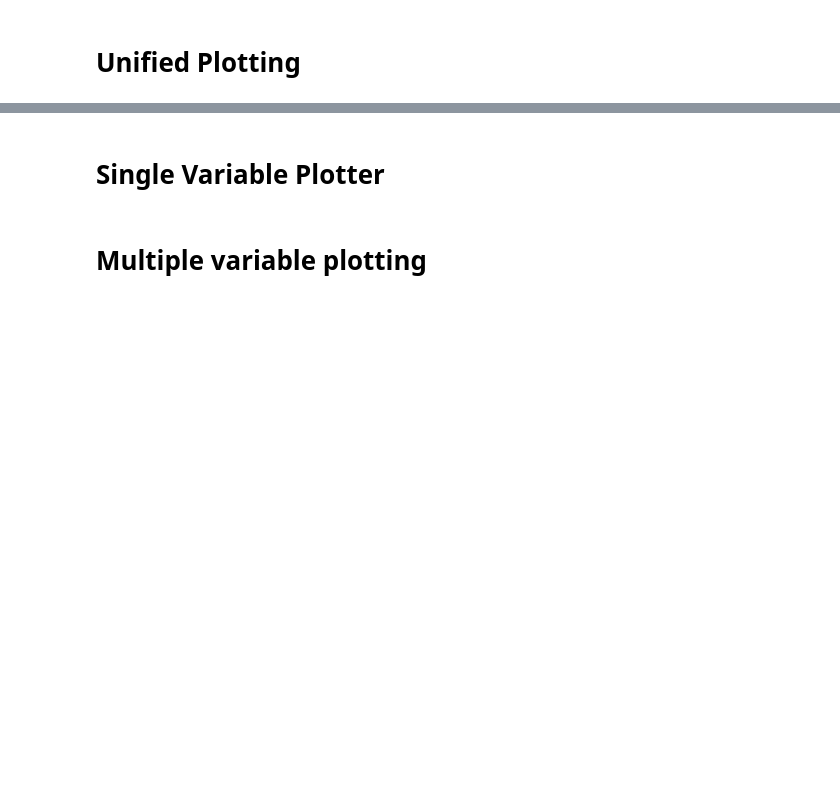
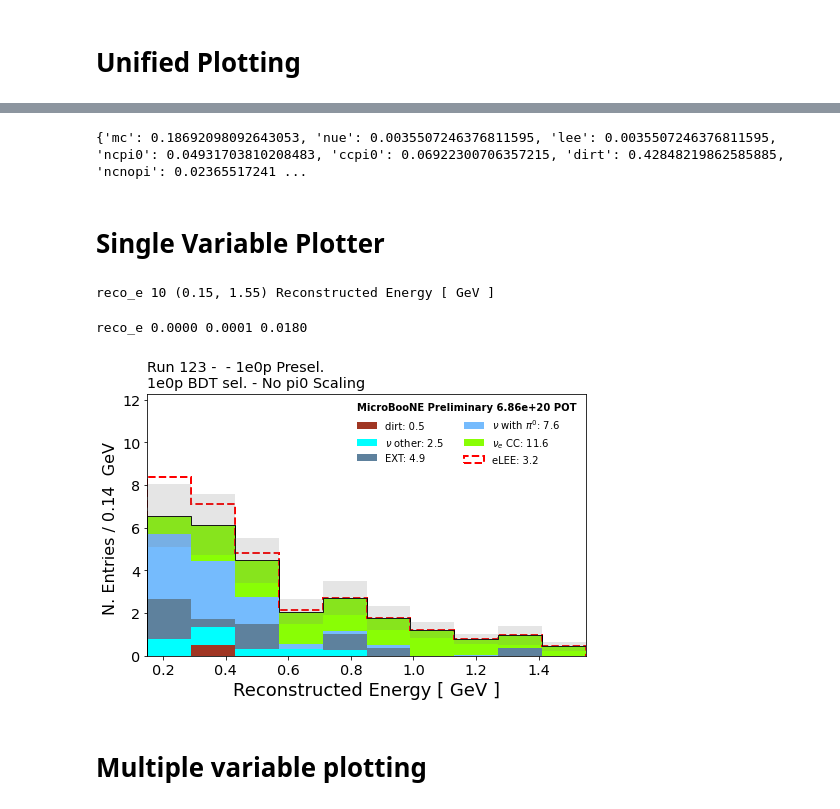
Before and after one commit to ubneutrinos/PELEE, a Jupyter notebook: Plotter-Unified.ipynb, the cells around one changed output, grey strips where cells are left out. Saved outputs shown, nothing was run; the diff lists cells and outputs as text; code cells hidden in the pictures; blank space fills up the shorter version.

```diff
--- a/Plotter-Unified.ipynb
+++ b/Plotter-Unified.ipynb
@@ -4,9 +4,9 @@
 %load_ext autoreload
 %autoreload 2
 # %%
-#pi0scaling = {"val": 0, "suffix": "", "title": "No pi0 Scaling"} #no scaling
+pi0scaling = {"val": 0, "suffix": "", "title": "No pi0 Scaling"} #no scaling
 #pi0scaling = {"val": 1, "suffix": "_pi0flat", "title": "0.759 pi0 Scaling"} #flat scaling
-pi0scaling = {"val": 2, "suffix": "_pi0e040", "title": r"$\pi^0$ scaling: [$1 - 0.40 \times E_\pi$]"} #energy-dependent
+#pi0scaling = {"val": 2, "suffix": "_pi0e040", "title": r"$\pi^0$ scaling: [$1 - 0.40 \times E_\pi$]"} #energy-dependent
 # %%
 from matplotlib import pyplot as plt
 
@@ -60,6 +91,9 @@ plotter_runbyrun = {}
 for run in [1, 2, 3, 123, 12]:
     this_weights, this_pot = get_weights(run,dataset=which_sideband[1])
     plotter_runbyrun[run] = plotter.Plotter(samples, this_weights, pot=this_pot)
+    if (run==123): print(this_weights)
+# %% [output]
+{'mc': 0.18692098092643053, 'nue': 0.0035507246376811595, 'lee': 0.0035507246376811595, 'ncpi0': 0.04931703810208483, 'ccpi0': 0.06922300706357215, 'dirt': 0.42848219862585885, 'ncnopi': 0.02365517241 ...
 # %%
 TRAINVAR = ["shr_score","tksh_distance","tksh_angle",
             "shr_tkfit_dedx_max",
@@ -83,9 +117,9 @@ from unblinding_far_sideband import *
 
 # choose sideband, preselection, and selection
 # find defintions in unblinding_far_sideband.py
-sdb_key = 'HiEext' #'None'
-pre_key = 'NP'
-sel_key = 'NPBDT'
+sdb_key = 'None' #'None'
+pre_key = 'ZP'
+sel_key = 'ZPBDT'
 #sdb_key = 'TwoPShr'
 #pre_key = 'NP'
 #sel_key = 'NPBDTAllShr' #'None' 'NPVLAllShr' 'NPLAllShr' 'NPBDTAllShr' 'NPTAllShr'
@@ -105,7 +139,8 @@ for query in [sideband['query'],preselection['query'],sel['query']]:
     if run in [1, 2, 3, 12]:
         QUERY += f' and run{run}==True'
 
-#QUERY += ' and bnbdata==0'
+QUERY += ' and (bnbdata==0 or reco_e>0.85)'
+QUERY += ' and (bnbdata==0)'
 #print(QUERY)
 
 #formatting can be improved..
@@ -115,41 +150,48 @@ for text in [f'Run {run}',' - ',sideband['title'],' - ',preselection['title'],'\
     TITLE += text
 
 VARIABLE, BINS, RANGE, XTIT = 'reco_e',7,(0.85, 2.55),r"Reconstructed Energy [ GeV ]"
+VARIABLE, BINS, RANGE, XTIT = 'reco_e',21,(0.15, 2.25),r"Reconstructed Energy [ GeV ]"
+#VARIABLE, BINS, RANGE, XTIT = 'reco_e',15,(0.15, 2.25),r"Reconstructed Energy [ GeV ]"
+VARIABLE, BINS, RANGE, XTIT = 'reco_e',10,(0.15, 1.55),r"Reconstructed Energy [ GeV ]"
 
 print(VARIABLE, BINS, RANGE, XTIT)
 
 fig, ax1, ax2 = plotter_runbyrun[run].plot_variable(
     VARIABLE,
     query=QUERY,
-    kind="event_category",
-    #kind="paper_category",
+    #kind="event_category",
+    kind="paper_category",
     draw_sys=True,
     detsysdict=DETSYS,
     DETSYSPATH=DETSYSPATH,
     COVMATRIX="",#'cov_matrix_Enu_reco_1eNp.txt',
-    ratio=True,
+    ratio=False,
     stacksort=3,
     title=XTIT,
     bins=BINS,
     range=RANGE,
     chisq=False,
     #asymErrs=True
 )[0:3]
 
 print('%s %.4f %.4f %.4f' % (VARIABLE, plotter_runbyrun[run].stats['pvaluestatonly'], plotter_runbyrun[run].stats['pvaluediag'], plotter_runbyrun[run].stats['pvalue']))
 
 #ax1.set_ylim(0, ax1.get_ylim()[1]*1.8)
 
 ax1.set_title(TITLE, loc='left')
 ax1.set_ylim(0., ax1.get_ylim()[1]*1.4)
 #ax1.set_yscale('log')
 
 plt.tight_layout()
 fig.show()
-#save_path = ls.plots_path+'PELEE_far_sideband_runbyrun/run_12/HiEadd_NPOneShr_Nm1NPL_pi0e040/'+VARIABLE
+#save_path = ls.plots_path
 #fig.savefig(save_path + '_test_run3_trkpidcut.png', dpi=250)
-#fig.savefig(save_path + '.pdf', dpi=250)
+#fig.savefig(save_path + 'reco_e_1enp_10bins.pdf', dpi=250)
 #plt.close()
+# %% [output]
+reco_e 10 (0.15, 1.55) Reconstructed Energy [ GeV ]
+reco_e 0.0000 0.0001 0.0180
+[figure, added]
 # %%
 #VARIABLE, BINS, RANGE, XTIT = 'reco_e',21,(0.05, 2.15),r"reco energy"
 #VARIABLE, BINS, RANGE, XTIT = 'reco_e',7,(0.05, 2.85),r"Reconstructed Energy [GeV]"
```
Also changed, not shown: parts of 3 cells of this notebook.
